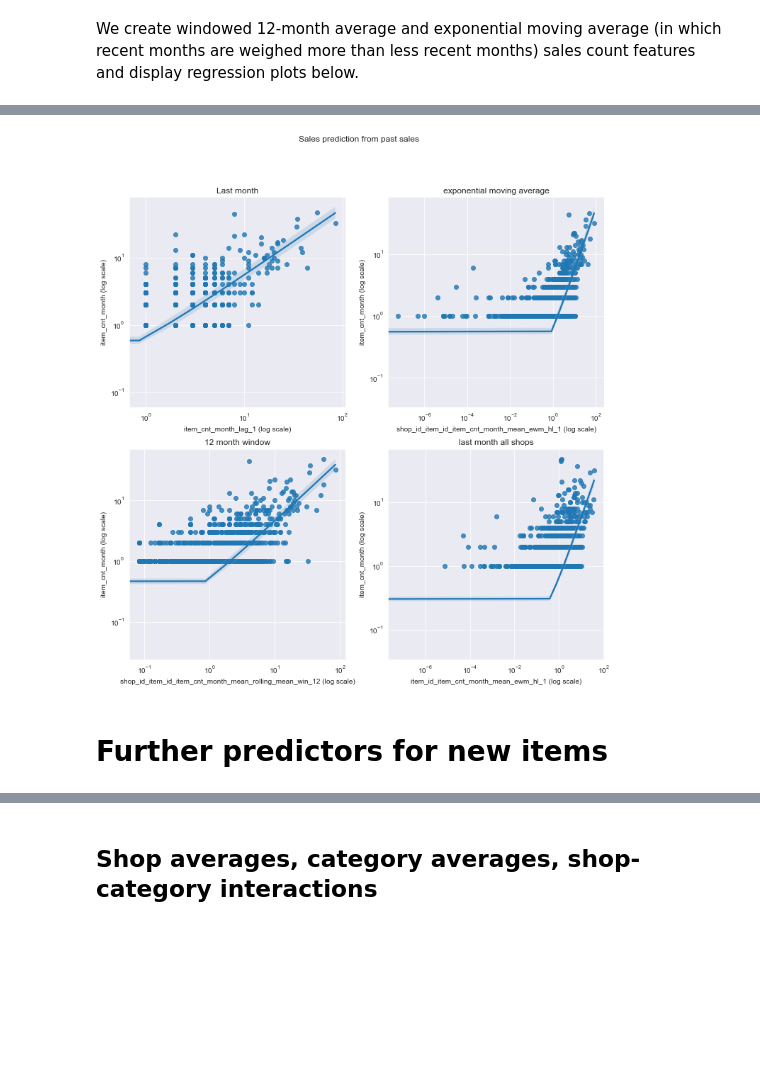
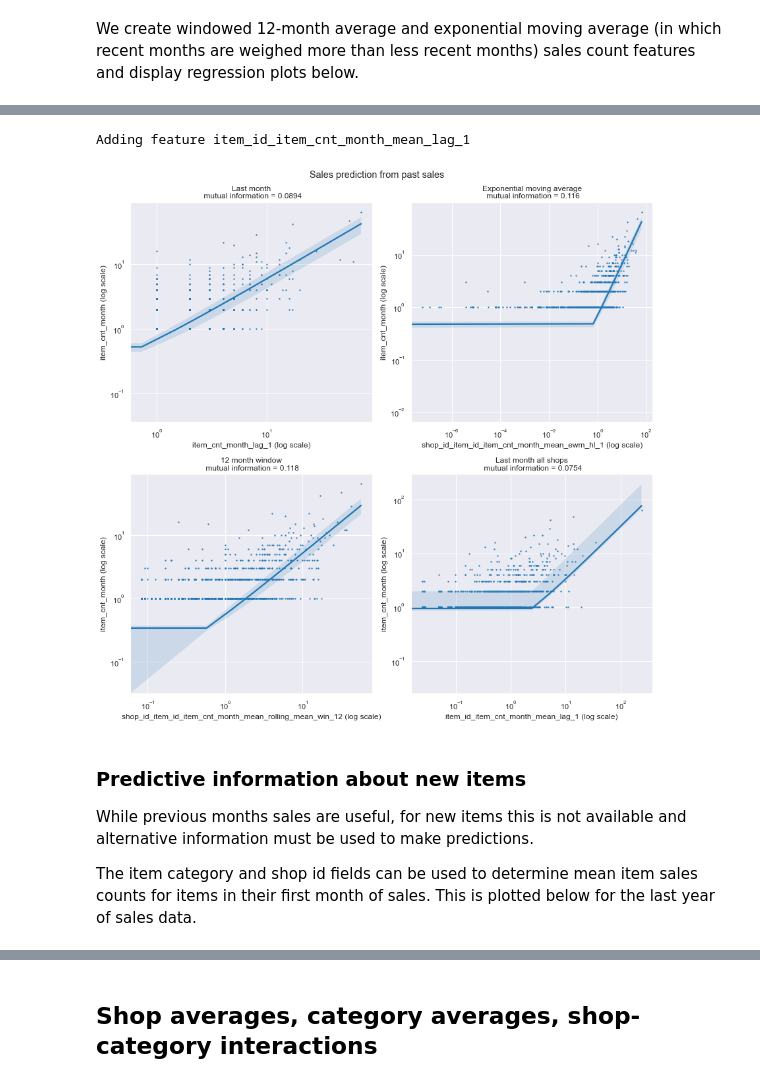
Before and after one commit to grantsut/1C-Company-EDA, a Jupyter notebook: eda-and-data-leakage-description.ipynb, the cells around one changed output, grey strips where cells are left out. Drawn from its saved outputs; the diff is of its cells as text; code cells hidden in the pictures; blank space fills up the shorter version.

```diff
--- a/eda-and-data-leakage-description.ipynb
+++ b/eda-and-data-leakage-description.ipynb
@@ -840,2 +818,0 @@ _ = fg.ax.set(xscale="log", yscale="log")
-# %%
-df = add_rolling_stats(df, ["item_id"], kind="ewm", window=1)
@@ -866,33 +819,65 @@ for x in xs:
+# %%
+def create_apply_ME(
+    matrix, grouping_fields, lags=[1], target="item_cnt_day_avg", aggfunc="mean"
+):
+    for lag in lags:
+        newname = "_".join(grouping_fields + [target] + [aggfunc] + [f"lag_{lag}"])
+        print(f"Adding feature {newname}")
+        me_series = (
+            matrix.groupby(["date_block_num"] + grouping_fields)[target]
+            .agg(aggfunc)
+            .rename(newname)
+            .reset_index()
+        )
+        me_series["date_block_num"] += lag
+        matrix = matrix.merge(me_series, on=["date_block_num"] + grouping_fields, how="left")
+        del me_series
+        matrix[newname] = matrix[newname].fillna(0)
+        for g in grouping_fields:
+            firsts = matrix.groupby(g).date_block_num.min().rename("firsts")
+            matrix = matrix.merge(firsts, left_on=g, right_index=True, how="left")
+            matrix.loc[
+                matrix["date_block_num"] < (matrix["firsts"] + (lag)), newname
+            ] = float("nan")
+            del matrix["firsts"]
+    return matrix
+# %%
+df = create_apply_ME(df, ["item_id"], target="item_cnt_month")
+# %% [output]
+Adding feature item_id_item_cnt_month_mean_lag_1
 # %%
 fig, axes = plt.subplots(2, 2, figsize=(12, 12))
 
 
 def regplot(data, x, y, title, ax=None):
-#     score = mutual_info_regression(data[x].to_numpy().reshape(-1,1),data[y].to_numpy())
-    ax = sns.regplot(x=x, y=y, data=data, ax=ax)
+    score = mutual_info_regression(data[x].to_numpy().reshape(-1, 1), data[y].to_numpy())[0]
+    ax = sns.regplot(x=x, y=y, data=data, ax=ax, fit_reg=True, scatter_kws={"s": 2})
     _ = ax.set(
         xscale="log",
         yscale="log",
-#         title=title + f" I(x;y) = {score}",
-        title=title,
+        title=title + f"\n mutual information = {score:.3}",
         xlabel=f"{x} (log scale)",
         ylabel=f"{y} (log scale)",
     )
 
 
 x = "item_cnt_month_lag_1"
 y = "item_cnt_month"
 title = "Last month"
-data = df.query("item_age>0 & shop_age>0").sample(10000)
+data = df.query("item_age>0 & shop_age>1").sample(10000)
 regplot(data, x, y, title, ax=axes[0][0])
-title = "exponential moving average"
+title = "Exponential moving average"
 regplot(data, "shop_id_item_id_item_cnt_month_mean_ewm_hl_1", y, title, axes[0][1])
 title = "12 month window"
 regplot(data, "shop_id_item_id_item_cnt_month_mean_rolling_mean_win_12", y, title, axes[1][0])
-title = "last month all shops"
-regplot(data, "item_id_item_cnt_month_mean_ewm_hl_1", y, title, axes[1][1])
+title = "Last month all shops"
+regplot(data, "item_id_item_cnt_month_mean_lag_1", y, title, axes[1][1])
 _ = plt.suptitle("Sales prediction from past sales")
+_ = plt.tight_layout()
 # %% [output]
-[figure, old version]
+[figure, new version]
-# %% [markdown]
-# Further predictors for new items
+# %% [markdown]
+### Predictive information about new items
+While previous months sales are useful, for new items this is not available and alternative information must be used to make predictions.
+
+The item category and shop id fields can be used to determine mean item sales counts for items in their first month of sales. This is plotted below for the last year of sales data.
```
Also changed, not shown: parts of 50 cells of this notebook.
